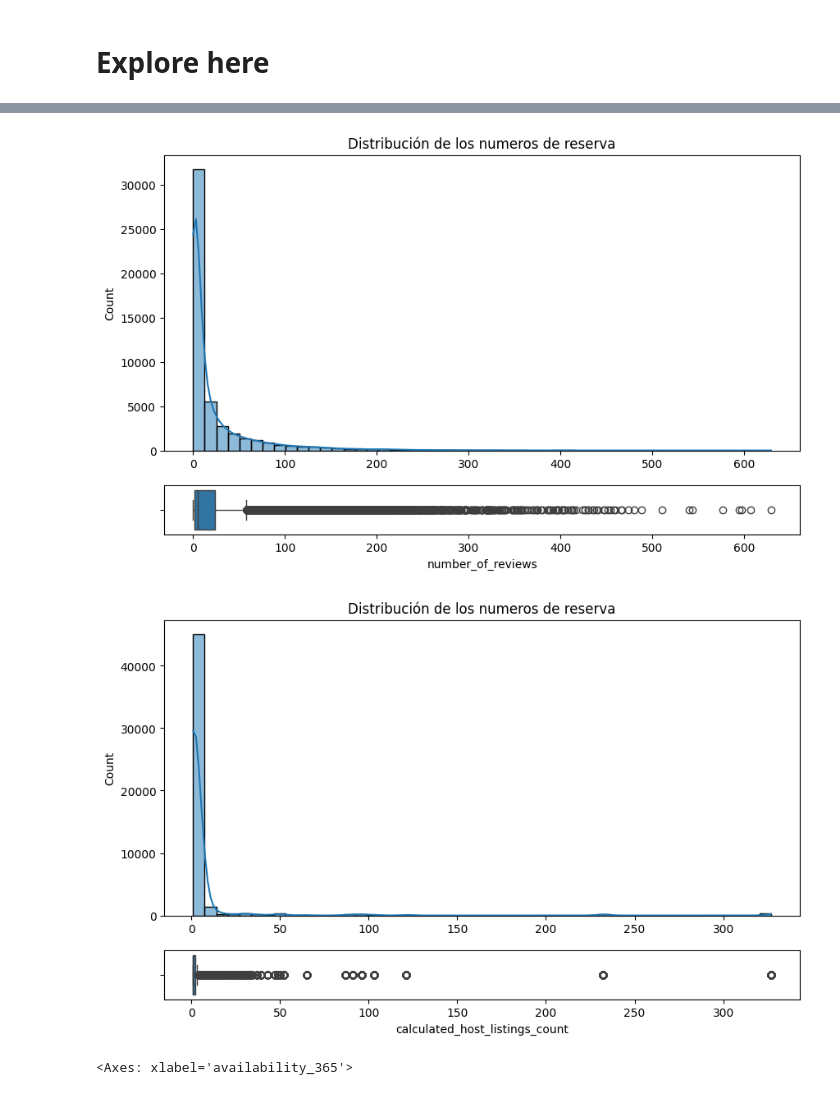
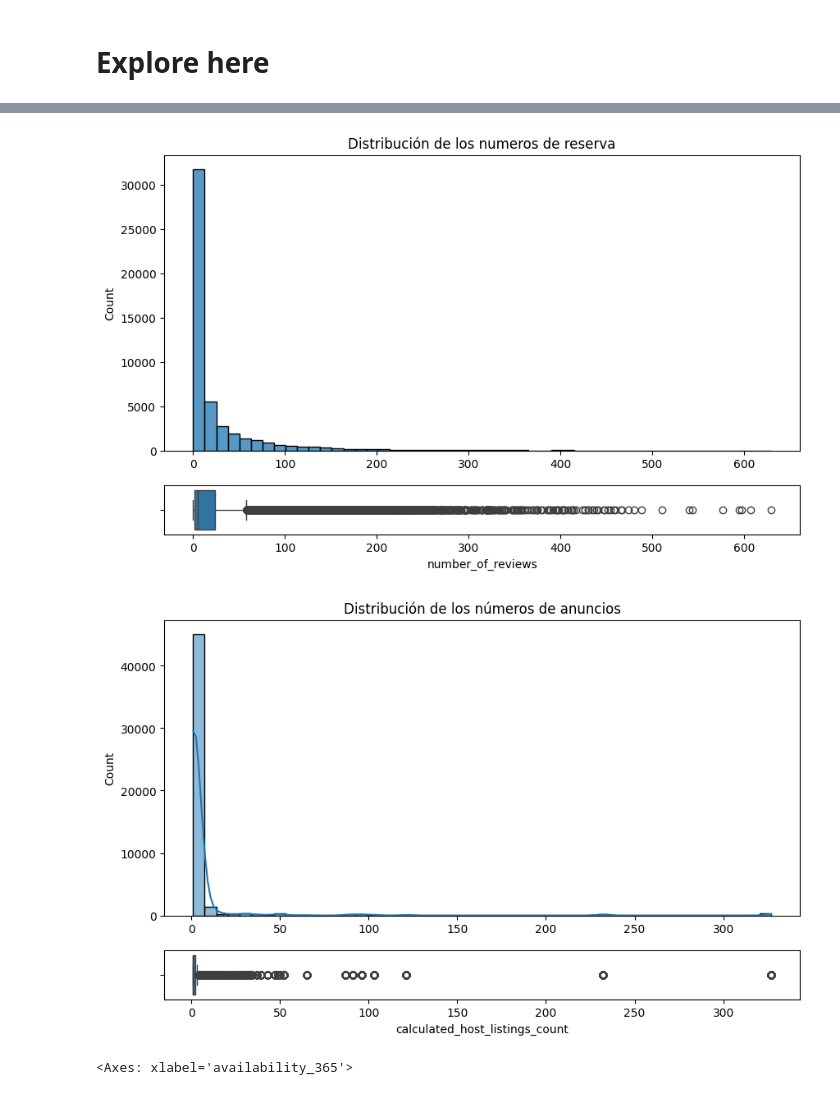
Before and after one commit to 4GeeksAcademy/Antuan-Proyecto-de-Preprocesamiento-de-Datos, a Jupyter notebook: src/explore.ipynb, the cells around one changed output, grey strips where cells are left out. Cells and saved outputs as stored; diff of their text form; code cells hidden in the pictures.

```diff
--- a/src/explore.ipynb
+++ b/src/explore.ipynb
@@ -251,22 +233,16 @@ plt.show()
 # %%
 fig, axis = plt.subplots(2, 1, figsize = (10, 6), gridspec_kw={'height_ratios': [6, 1]})
-
-sns.histplot(ax = axis[0], data = df, x = "number_of_reviews", bins=50, kde=True).set(title='Distribución de los numeros de reserva', xlabel = None)
+sns.histplot(ax = axis[0], data = df, x = "number_of_reviews", bins=50).set(title='Distribución de los numeros de reserva', xlabel = None)
 sns.boxplot(ax = axis[1], data = df, x = "number_of_reviews")
-
-
 plt.show()
 # %% [output]
-[figure, old version]
+[figure, new version]
 # %%
 fig, axis = plt.subplots(2, 1, figsize = (10, 6), gridspec_kw={'height_ratios': [6, 1]})
-
-sns.histplot(ax = axis[0], data = df, x = "calculated_host_listings_count", bins=50, kde=True).set(title='Distribución de las reviews', xlabel = None)
+sns.histplot(ax = axis[0], data = df, x = "calculated_host_listings_count", bins=50, kde=True).set(title='Distribución de los números de anuncios', xlabel = None)
 sns.boxplot(ax = axis[1], data = df, x = "calculated_host_listings_count")
-
-
 plt.show()
 # %% [output]
-[figure, old version]
+[figure, new version]
 # %%
 fig, axis = plt.subplots(2, 1, figsize = (10, 6), gridspec_kw={'height_ratios': [6, 1]})
```
Also changed, not shown: parts of 73 cells of this notebook.
